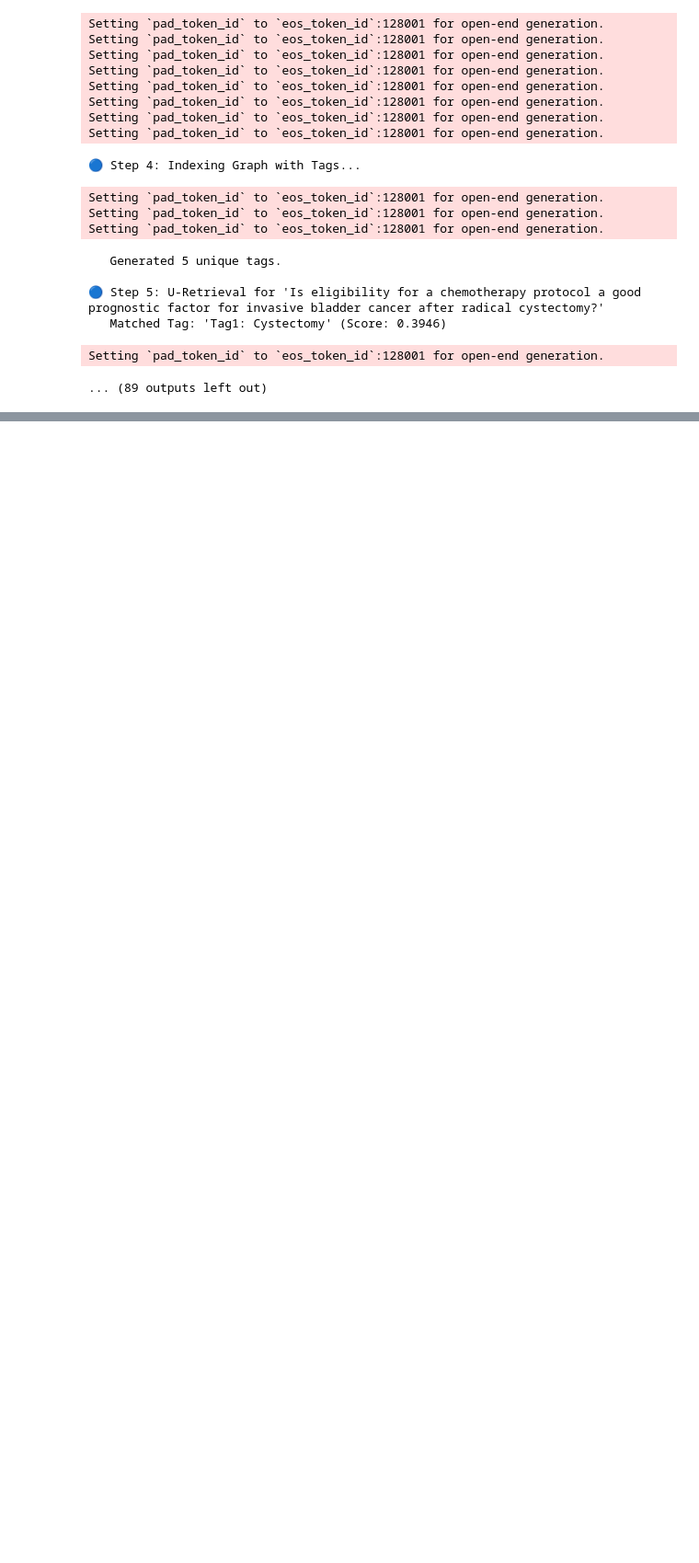
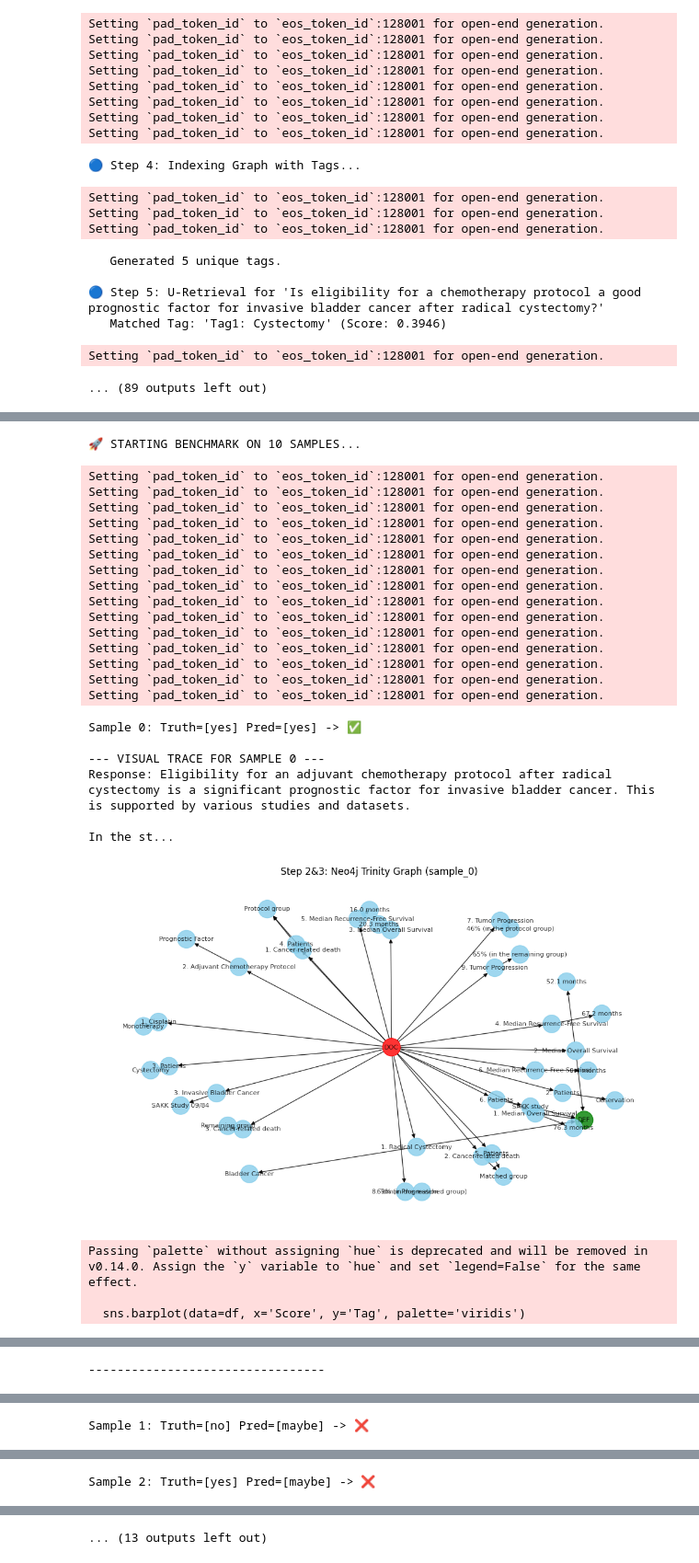
Before and after one commit to beyzoskaya/MedGraphRag, a Jupyter notebook: mimicMedGraphRAG.ipynb, the cells around one changed output, grey strips where cells are left out. Shown at 92% size. Saved outputs shown, nothing was run; the diff lists cells and outputs as text; code cells hidden in the pictures; blank space fills up the shorter version.

```diff
--- a/mimicMedGraphRAG.ipynb
+++ b/mimicMedGraphRAG.ipynb
@@ -766,0 +1899,65 @@ Setting `pad_token_id` to `eos_token_id`:128001 for open-end generation.
+# %%
+def run_final_benchmark(limit=10):
+    print(f"🚀 STARTING BENCHMARK ON {limit} SAMPLES...")
+    data = load_dataset("pubmed_qa", "pqa_labeled", split="train")
+    samples = data.shuffle(seed=42).select(range(limit))
+
+    correct = 0
+
+    for idx, s in enumerate(tqdm(samples)):
+        sid = f"sample_{idx}"
+        try:
+            # 1. Run Pipeline
+            build_medgraph_pipeline(" ".join(s['context']['contexts']), sid)
+
+            # 2. Get Response
+            resp, pred, tags, scores, best_score = medgraph_rag_response(sid, s['question'])
+
+            # 3. Score
+            truth = s['final_decision']
+            is_correct = (pred == truth)
+            if is_correct: correct += 1
+
+            print(f"Sample {idx}: Truth=[{truth}] Pred=[{pred}] -> {'✅' if is_correct else '❌'}")
+
+            # VISUALIZE FIRST SAMPLE ONLY
+            if idx == 0:
+                print("\n--- VISUAL TRACE FOR SAMPLE 0 ---")
+                print(f"Response: {resp[:200]}...")
+                visualize_step_by_step(sid, s['question'], tags, scores, best_score)
+                print("---------------------------------\n")
+
+        except Exception as e:
+            print(f"⚠️ Error {idx}: {e}")
+
+    print(f"\n🏆 FINAL ACCURACY: {(correct/limit)*100:.2f}%")
+
+# RUN
+run_final_benchmark(limit=10)
+# %% [output]
+🚀 STARTING BENCHMARK ON 10 SAMPLES...
+Setting `pad_token_id` to `eos_token_id`:128001 for open-end generation.
+Setting `pad_token_id` to `eos_token_id`:128001 for open-end generation.
+Setting `pad_token_id` to `eos_token_id`:128001 for open-end generation.
+Setting `pad_token_id` to `eos_token_id`:128001 for open-end generation.
+Setting `pad_token_id` to `eos_token_id`:128001 for open-end generation.
+Setting `pad_token_id` to `eos_token_id`:128001 for open-end generation.
+Setting `pad_token_id` to `eos_token_id`:128001 for open-end generation.
+Setting `pad_token_id` to `eos_token_id`:128001 for open-end generation.
+Setting `pad_token_id` to `eos_token_id`:128001 for open-end generation.
+Setting `pad_token_id` to `eos_token_id`:128001 for open-end generation.
+Setting `pad_token_id` to `eos_token_id`:128001 for open-end generation.
+Setting `pad_token_id` to `eos_token_id`:128001 for open-end generation.
+Setting `pad_token_id` to `eos_token_id`:128001 for open-end generation.
+Setting `pad_token_id` to `eos_token_id`:128001 for open-end generation.
+Setting `pad_token_id` to `eos_token_id`:128001 for open-end generation.
+Sample 0: Truth=[yes] Pred=[yes] -> ✅
+
+--- VISUAL TRACE FOR SAMPLE 0 ---
+Response: Eligibility for an adjuvant chemotherapy protocol after radical cystectomy is a significant prognostic factor for invasive bladder cancer. This is supported by various studies and datasets.
+
+In the st...
+[figure, added]
+Passing `palette` without assigning `hue` is deprecated and will be removed in v0.14.0. Assign the `y` variable to `hue` and set `legend=False` for the same effect.
+
+  sns.barplot(data=df, x='Score', y='Tag', palette='viridis')
@@ -766,0 +1965 @@ Setting `pad_token_id` to `eos_token_id`:128001 for open-end generation.
+---------------------------------
@@ -766,0 +1981 @@ Setting `pad_token_id` to `eos_token_id`:128001 for open-end generation.
+Sample 1: Truth=[no] Pred=[maybe] -> ❌
@@ -766,0 +1995 @@ Setting `pad_token_id` to `eos_token_id`:128001 for open-end generation.
+Sample 2: Truth=[yes] Pred=[maybe] -> ❌
@@ -766,0 +2011 @@ Setting `pad_token_id` to `eos_token_id`:128001 for open-end generation.
+... (13 outputs left out)
```
Also changed, not shown: parts of 22 cells of this notebook.
